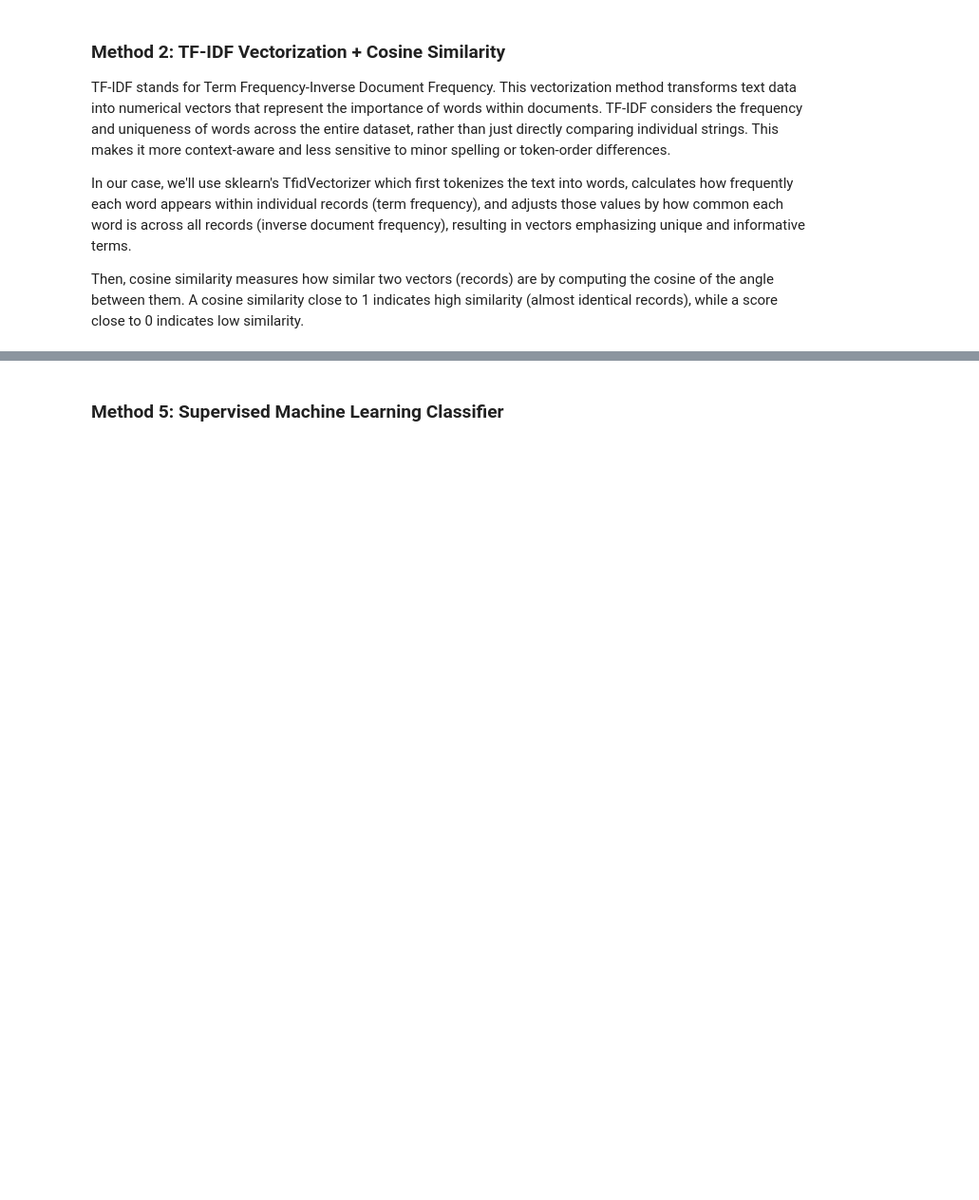
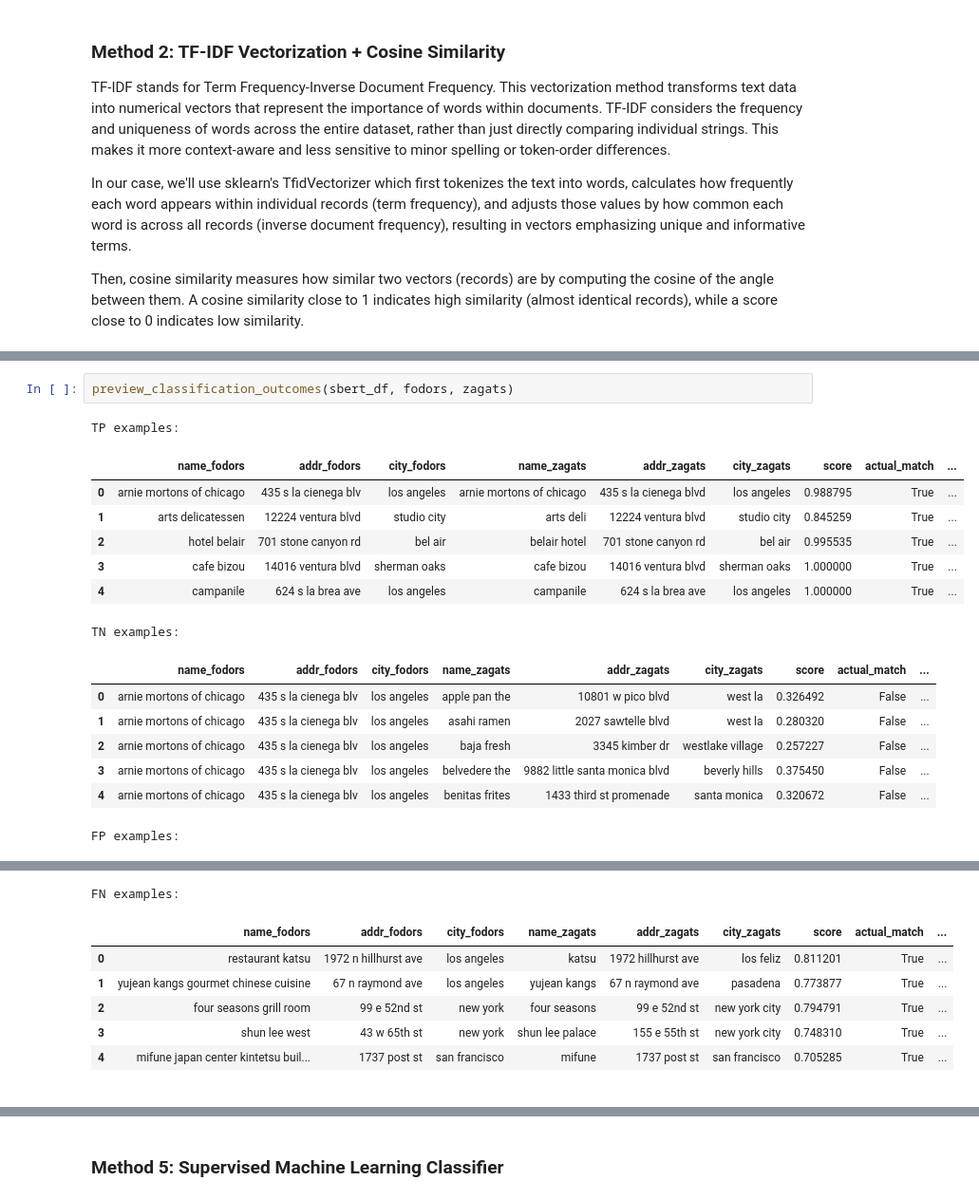
Before and after one commit to piotr-ziolo/EntityMatchingOverview, a Jupyter notebook: Entity Matching Overview.ipynb, the cells around one changed output, grey strips where cells are left out. Shown: that part at 95% size. Cells and saved outputs as stored; diff of their text form; blank space fills up the shorter version.

Commit message:
added sbert embeddings

```diff
--- a/Entity Matching Overview.ipynb
+++ b/Entity Matching Overview.ipynb
@@ -485,0 +551,18 @@ FN examples:
+# %%
+preview_classification_outcomes(sbert_df, fodors, zagats)
+# %% [output]
+TP examples:
+|  | name_fodors | addr_fodors | city_fodors | name_zagats | addr_zagats | city_zagats | score | actual_match | ... |
+| 0 | arnie mortons of chicago | 435 s la cienega blv | los angeles | arnie mortons of chicago | 435 s la cienega blvd | los angeles | 0.988795 | True | ... |
+| 1 | arts delicatessen | 12224 ventura blvd | studio city | arts deli | 12224 ventura blvd | studio city | 0.845259 | True | ... |
+| 2 | hotel belair | 701 stone canyon rd | bel air | belair hotel | 701 stone canyon rd | bel air | 0.995535 | True | ... |
+| 3 | cafe bizou | 14016 ventura blvd | sherman oaks | cafe bizou | 14016 ventura blvd | sherman oaks | 1.000000 | True | ... |
+| 4 | campanile | 624 s la brea ave | los angeles | campanile | 624 s la brea ave | los angeles | 1.000000 | True | ... |
+TN examples:
+|  | name_fodors | addr_fodors | city_fodors | name_zagats | addr_zagats | city_zagats | score | actual_match | ... |
+| 0 | arnie mortons of chicago | 435 s la cienega blv | los angeles | apple pan the | 10801 w pico blvd | west la | 0.326492 | False | ... |
+| 1 | arnie mortons of chicago | 435 s la cienega blv | los angeles | asahi ramen | 2027 sawtelle blvd | west la | 0.280320 | False | ... |
+| 2 | arnie mortons of chicago | 435 s la cienega blv | los angeles | baja fresh | 3345 kimber dr | westlake village | 0.257227 | False | ... |
+| 3 | arnie mortons of chicago | 435 s la cienega blv | los angeles | belvedere the | 9882 little santa monica blvd | beverly hills | 0.375450 | False | ... |
+| 4 | arnie mortons of chicago | 435 s la cienega blv | los angeles | benitas frites | 1433 third st promenade | santa monica | 0.320672 | False | ... |
+FP examples:
@@ -486,2 +575,13 @@ FN examples:
+FN examples:
+|  | name_fodors | addr_fodors | city_fodors | name_zagats | addr_zagats | city_zagats | score | actual_match | ... |
+| 0 | restaurant katsu | 1972 n hillhurst ave | los angeles | katsu | 1972 hillhurst ave | los feliz | 0.811201 | True | ... |
+| 1 | yujean kangs gourmet chinese cuisine | 67 n raymond ave | los angeles | yujean kangs | 67 n raymond ave | pasadena | 0.773877 | True | ... |
+| 2 | four seasons grill room | 99 e 52nd st | new york | four seasons | 99 e 52nd st | new york city | 0.794791 | True | ... |
+| 3 | shun lee west | 43 w 65th st | new york | shun lee palace | 155 e 55th st | new york city | 0.748310 | True | ... |
+| 4 | mifune japan center kintetsu buil... | 1737 post st | san francisco | mifune | 1737 post st | san francisco | 0.705285 | True | ... |
+# %% [markdown]
+<!---
+TODO: Describe findings
+-->
 # %% [markdown]
 ### Method 4: LLM Matching
```
Also changed, not shown: parts of 6 cells of this notebook.
